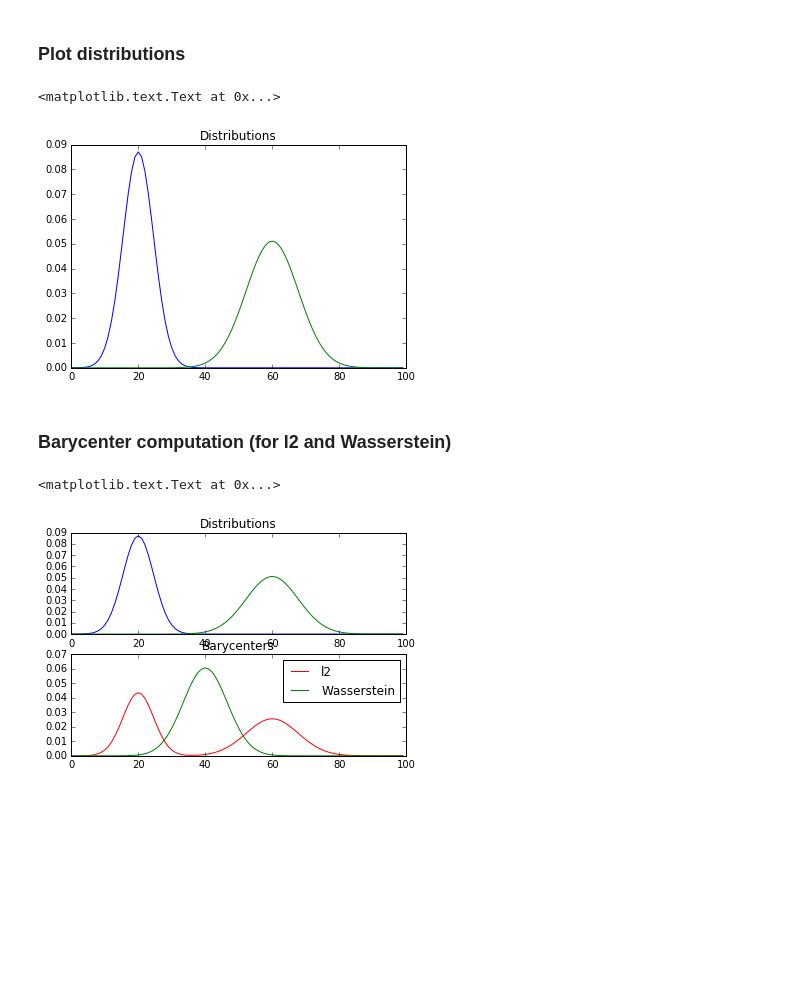
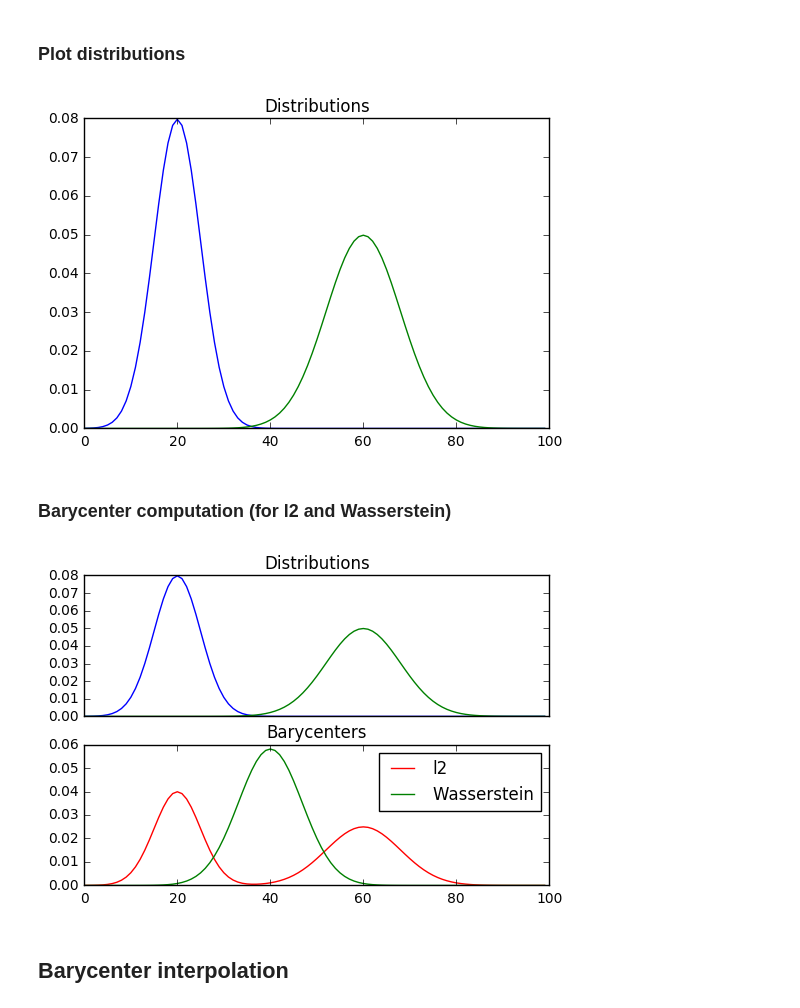
Before and after one commit to PythonOT/POT, a Jupyter notebook: examples/Demo_1D_barycenter.ipynb, the cells around one changed output. Drawn from its saved outputs; the diff is of its cells as text; code cells hidden in the pictures; blank space fills up the shorter version.

Commit message:
update barycenter demo

```diff
--- a/examples/Demo_1D_barycenter.ipynb
+++ b/examples/Demo_1D_barycenter.ipynb
@@ -13,8 +17,8 @@ n=100 # nb bins
 x=np.arange(n,dtype=np.float64)
 
 # Gaussian distributions
-a1=ot.datasets.get_1D_gauss(n,m=20,s=20) # m= mean, s= std
-a2=ot.datasets.get_1D_gauss(n,m=60,s=60)
+a1=ot.datasets.get_1D_gauss(n,m=20,s=5) # m= mean, s= std
+a2=ot.datasets.get_1D_gauss(n,m=60,s=8)
 
 # creating matrix A containing all distributions
 A=np.vstack((a1,a2)).T
@@ -30,31 +34,35 @@ pl.figure(1)
 for i in range(nbd):
     pl.plot(x,A[:,i])
 pl.title('Distributions')
+pl.show()
 # %% [output]
-<matplotlib.text.Text at 0x...>
-[figure, old version]
+[figure, new version]
 # %% [markdown]
 ### Barycenter computation (for l2 and Wasserstein)
 # %%
 # l2bary
 bary_l2=A.mean(1)
 
 # wasserstein
 reg=1e-3
 bary_wass=ot.bregman.barycenter(A,M,reg)
 
 pl.figure(2)
 pl.clf()
 pl.subplot(2,1,1)
 for i in range(nbd):
     pl.plot(x,A[:,i])
 pl.title('Distributions')
+pl.xticks([])
 
 pl.subplot(2,1,2)
 pl.plot(x,bary_l2,'r',label='l2')
 pl.plot(x,bary_wass,'g',label='Wasserstein')
 pl.legend()
 pl.title('Barycenters')
+
+pl.show()
 # %% [output]
-<matplotlib.text.Text at 0x...>
-[figure, old version]
+[figure, new version]
+# %% [markdown]
+## Barycenter interpolation
```
Also changed, not shown: parts of 5 cells of this notebook, 3 other files.
